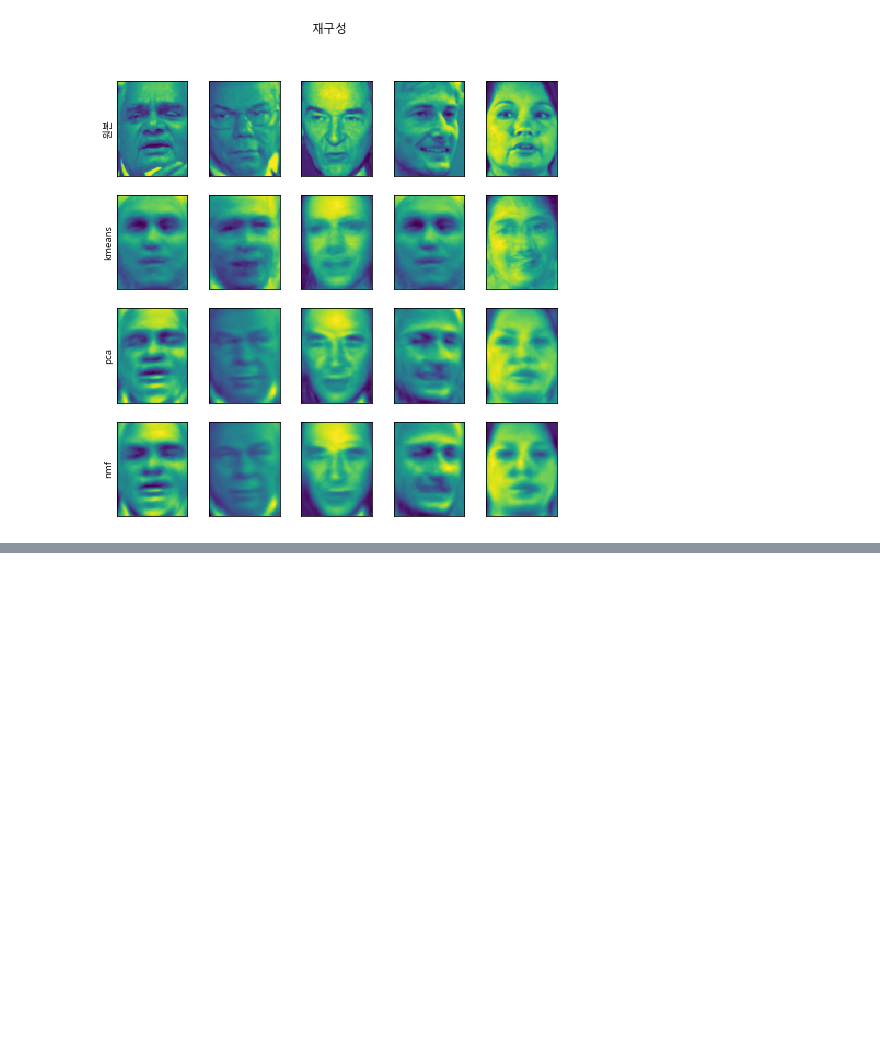
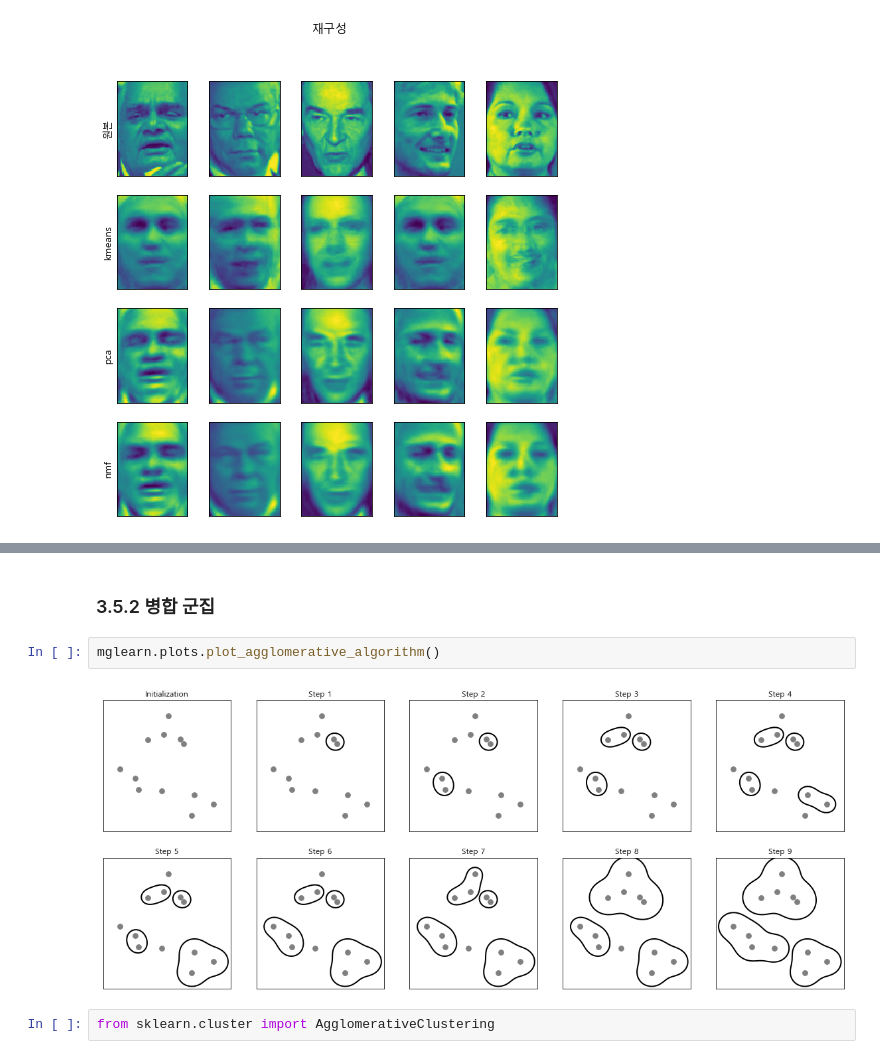
Before and after one commit to to9693/TIL, a Jupyter notebook: 파이썬 라이브러리를 활용한 머신러닝/3.5 군집.ipynb, the cells around one changed output, grey strips where cells are left out. Drawn from its saved outputs; the diff is of its cells as text; blank space fills up the shorter version.

```diff
--- a/파이썬 라이브러리를 활용한 머신러닝/3.5 군집.ipynb
+++ b/파이썬 라이브러리를 활용한 머신러닝/3.5 군집.ipynb
@@ -238,0 +275,8 @@ Text(0, 0.5, 'nmf')
+# %% [markdown]
+### 3.5.2 병합 군집
+# %%
+mglearn.plots.plot_agglomerative_algorithm()
+# %% [output]
+[figure, added]
+# %%
+from sklearn.cluster import AgglomerativeClustering
```
Also changed, not shown: parts of 24 cells of this notebook, 1 other file.
